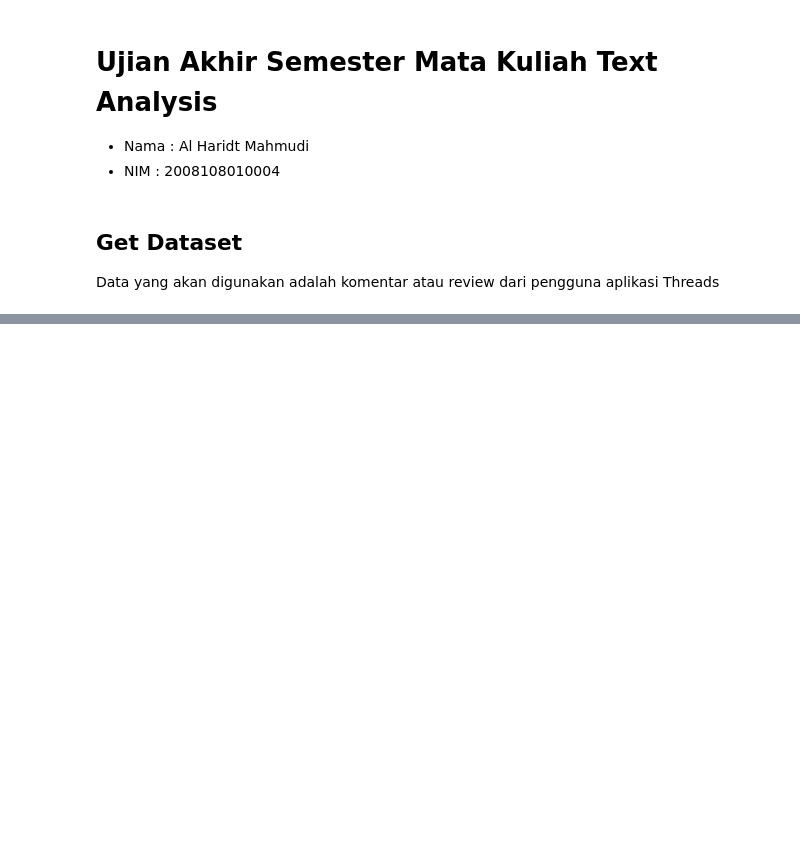
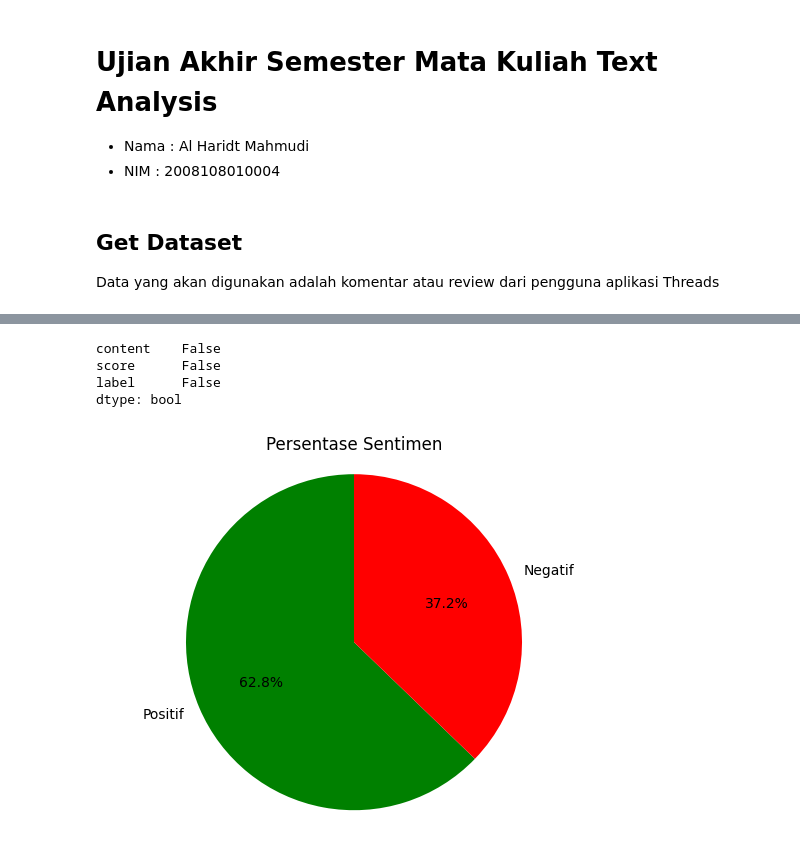
Before and after one commit to alharidt16/text-Analysis, a Jupyter notebook: UAS_TEXT_ANALYSIS.ipynb, the cells around one changed output, grey strips where cells are left out. Drawn from its saved outputs; the diff is of its cells as text; code cells hidden in the pictures; blank space fills up the shorter version.

```diff
--- a/UAS_TEXT_ANALYSIS.ipynb
+++ b/UAS_TEXT_ANALYSIS.ipynb
@@ -147,11 +60,0 @@ data_review_threads['contentp_clean'] = all_preproc(data_review_threads['content
-# %%
-def sentiments(rating):
-    if (rating == 5) or (rating == 4):
-        return "Positif"
-    elif rating == 3:
-        return "Netral"
-    elif (rating == 2) or (rating == 1):
-        return "Negatif"
-# Add sentiments to the data
-data_review_threads["label"] = data_review_threads["score"].apply(sentiments)
-data_review_threads
@@ -502,0 +61,9 @@ Positif
+# %%
+def sentiments(rating):
+    if (rating == 5) or (rating == 4) :
+        return "Positif"
+    else :
+        return "Negatif"
+# Add sentiments to the data
+data_review_threads["label"] = data_review_threads["score"].apply(sentiments)
+data_review_threads
@@ -502,0 +97,35 @@ Positif
+# %%
+data_review_threads.isna().any()
+# %% [output]
+content    False
+score      False
+label      False
+dtype: bool
+# %%
+import matplotlib.pyplot as plt
+
+# Menghitung jumlah sentimen positif, netral dan negatif
+positif_count = data_review_threads[data_review_threads['label'] == 'Positif'].shape[0]
+negatif_count = data_review_threads[data_review_threads['label'] == 'Negatif'].shape[0]
+
+# Data untuk diagram lingkaran
+labels = ['Positif', 'Negatif']
+sizes = [positif_count, negatif_count]
+
+# Warna
+colors = ['green','red']
+
+# Pengaturan plot
+fig, ax = plt.subplots()
+ax.pie(sizes, labels=labels, colors=colors, autopct='%1.1f%%', startangle=90)
+
+# Pengaturan tambahan
+ax.axis('equal')  # Agar diagram lingkaran terlihat bulat
+
+# Judul diagram
+plt.title('Persentase Sentimen')
+
+# Tampilkan diagram lingkaran
+plt.show()
+# %% [output]
+[figure, added]
```
Also changed, not shown: parts of 68 cells of this notebook.
